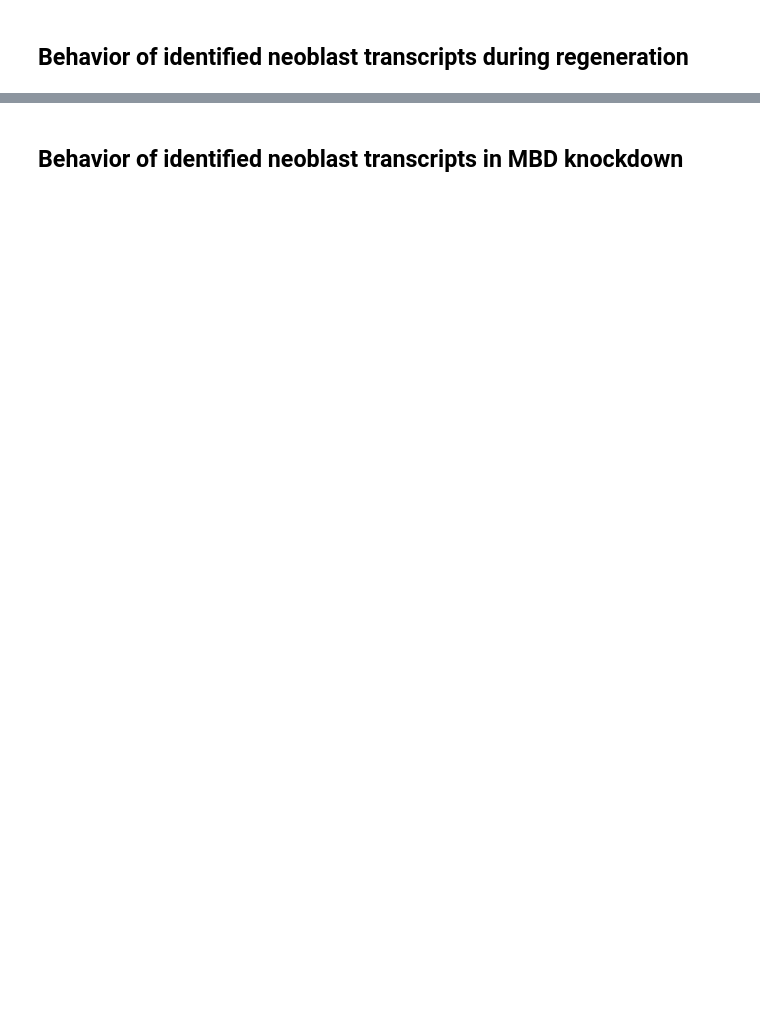
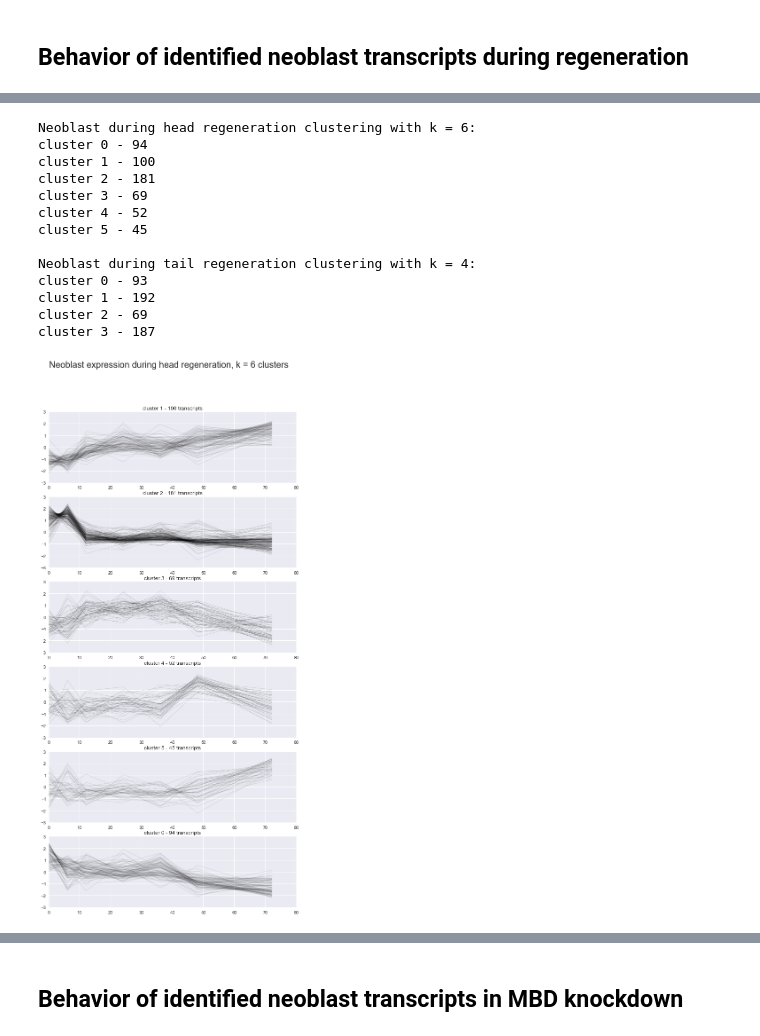
Before and after one commit to damiankao/smed-neoblast-analysis, a Jupyter notebook: Neoblast.ipynb, the cells around one changed output, grey strips where cells are left out. Drawn from its saved outputs; the diff is of its cells as text; code cells hidden in the pictures; blank space fills up the shorter version.

```diff
--- a/Neoblast.ipynb
+++ b/Neoblast.ipynb
@@ -735,0 +813,55 @@ Number of transcripts with 3 sources: 201
+# %%
+#kmeans clustering
+headkmeans = sklearn.cluster.KMeans(n_clusters=6).fit(headNeoZscoreVals)
+(hkmc, hkml) = headkmeans.cluster_centers_, headkmeans.labels_
+tailkmeans = sklearn.cluster.KMeans(n_clusters=4).fit(tailNeoZscoreVals)
+(tkmc, tkml) = tailkmeans.cluster_centers_, tailkmeans.labels_
+# %%
+headClusters = {}
+for i, k in enumerate(hkml):
+    if not headClusters.has_key(k):
+        headClusters[k] = []
+    headClusters[k].append((i, headTids[i]))
+
+tailClusters = {}
+for i, k in enumerate(tkml):
+    if not tailClusters.has_key(k):
+        tailClusters[k] = []
+    tailClusters[k].append((i, tailTids[i]))
+
+print 'Neoblast during head regeneration clustering with k = ' + str(len(headClusters)) + ':'
+print '\n'.join(['cluster ' + str(k) + ' - ' + str(len(v)) for k,v in headClusters.items()])
+print
+print 'Neoblast during tail regeneration clustering with k = ' + str(len(tailClusters)) + ':'
+print '\n'.join(['cluster ' + str(k) + ' - ' + str(len(v)) for k,v in tailClusters.items()])
+
+plt.figure(figsize=[10,20])
+plt.suptitle('Neoblast expression during head regeneration, k = ' + str(len(headClusters)) + ' clusters',fontsize=20)
+for k, cluster in headClusters.items():
+    plt.subplot(int(str(len(headClusters)) + '1' + str(k)))
+    plt.title('cluster ' + str(k) + ' - ' + str(len(cluster)) + ' transcripts')
+    for item in cluster:
+        plt.plot(header, [float(x) for x in headNeoZscore[item[0]][1:]],color='black',alpha=0.1,linewidth=1)
+
+plt.figure(figsize=[10,12])
+plt.suptitle('Neoblast expression during tail regeneration, k = ' + str(len(tailClusters)) +' clusters',fontsize=20)
+for k, cluster in tailClusters.items():
+    plt.subplot(int(str(len(tailClusters)) + '1' + str(k)))
+    plt.title('cluster ' + str(k) + ' - ' + str(len(cluster)) + ' transcripts')
+    for item in cluster:
+        plt.plot(header, [float(x) for x in tailNeoZscore[item[0]][1:]],color='black',alpha=0.1,linewidth=1)
+# %% [output]
+Neoblast during head regeneration clustering with k = 6:
+cluster 0 - 94
+cluster 1 - 100
+cluster 2 - 181
+cluster 3 - 69
+cluster 4 - 52
+cluster 5 - 45
+
+Neoblast during tail regeneration clustering with k = 4:
+cluster 0 - 93
+cluster 1 - 192
+cluster 2 - 69
+cluster 3 - 187
+[figure, added]
```
Also changed, not shown: parts of 8 cells of this notebook, 7 other files.
